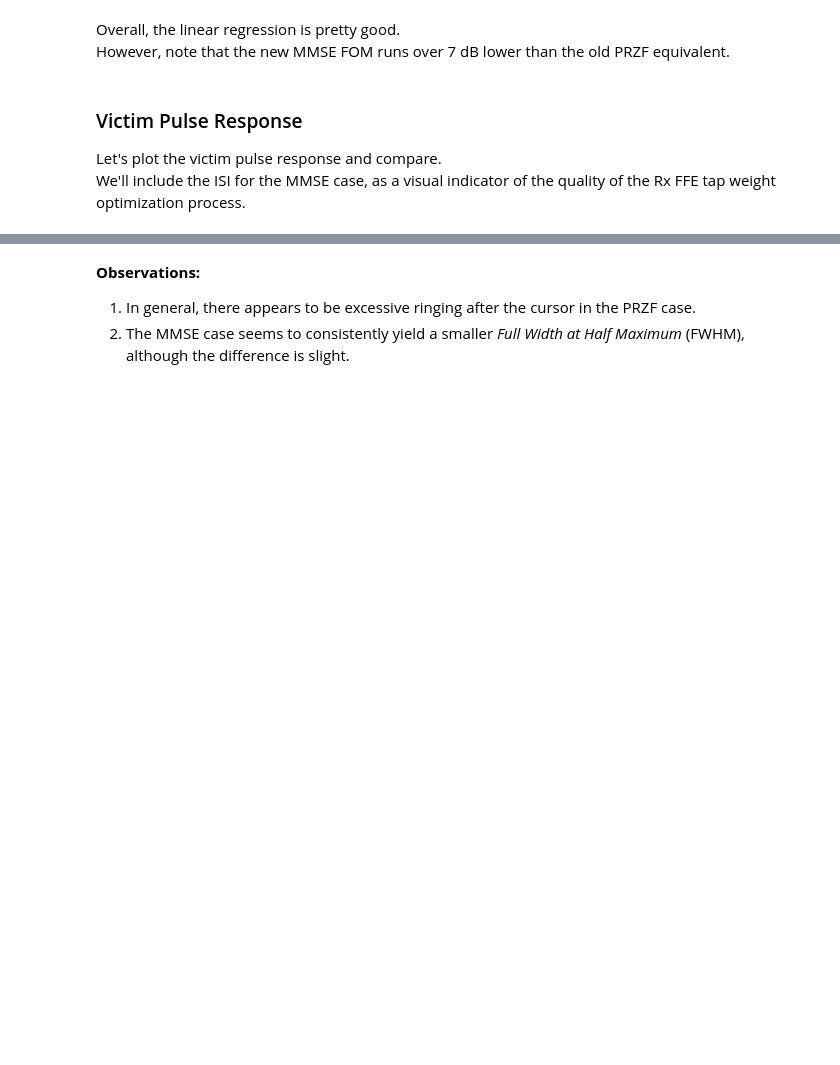
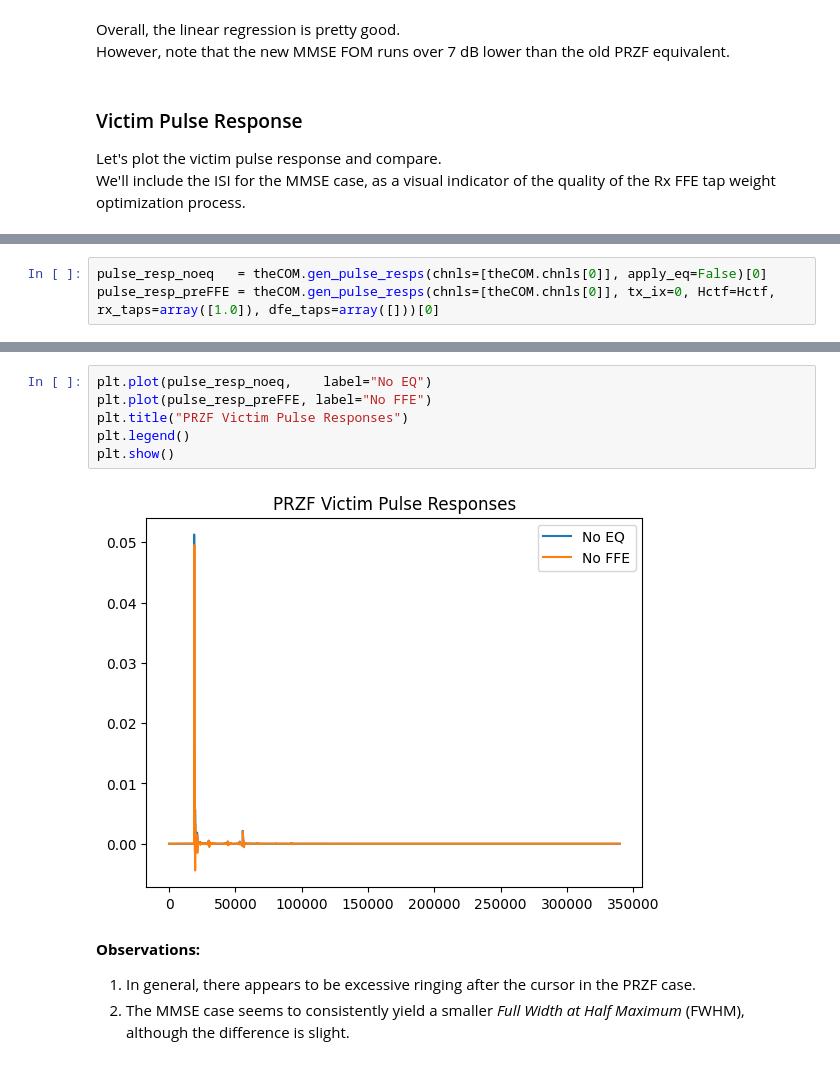
Before and after one commit to capn-freako/PyChOpMarg, a Jupyter notebook: PyChOpMarg_8023dj.ipynb, the cells around one changed output, grey strips where cells are left out. Saved outputs shown, nothing was run; the diff lists cells and outputs as text; blank space fills up the shorter version.

```diff
--- a/PyChOpMarg_8023dj.ipynb
+++ b/PyChOpMarg_8023dj.ipynb
@@ -761,0 +870,3 @@ plot_group_samps(
+# %%
+pulse_resp_noeq   = theCOM.gen_pulse_resps(chnls=[theCOM.chnls[0]], apply_eq=False)[0]
+pulse_resp_preFFE = theCOM.gen_pulse_resps(chnls=[theCOM.chnls[0]], tx_ix=0, Hctf=Hctf, rx_taps=array([1.0]), dfe_taps=array([]))[0]
@@ -762,3 +877,11 @@ plot_group_samps(
+# %%
+plt.plot(pulse_resp_noeq,    label="No EQ")
+plt.plot(pulse_resp_preFFE, label="No FFE")
+plt.title("PRZF Victim Pulse Responses")
+plt.legend()
+plt.show()
+# %% [output]
+[figure, added]
 # %% [markdown]
 **Observations:**
 
```
Also changed, not shown: parts of 34 cells of this notebook, 7 other files.
